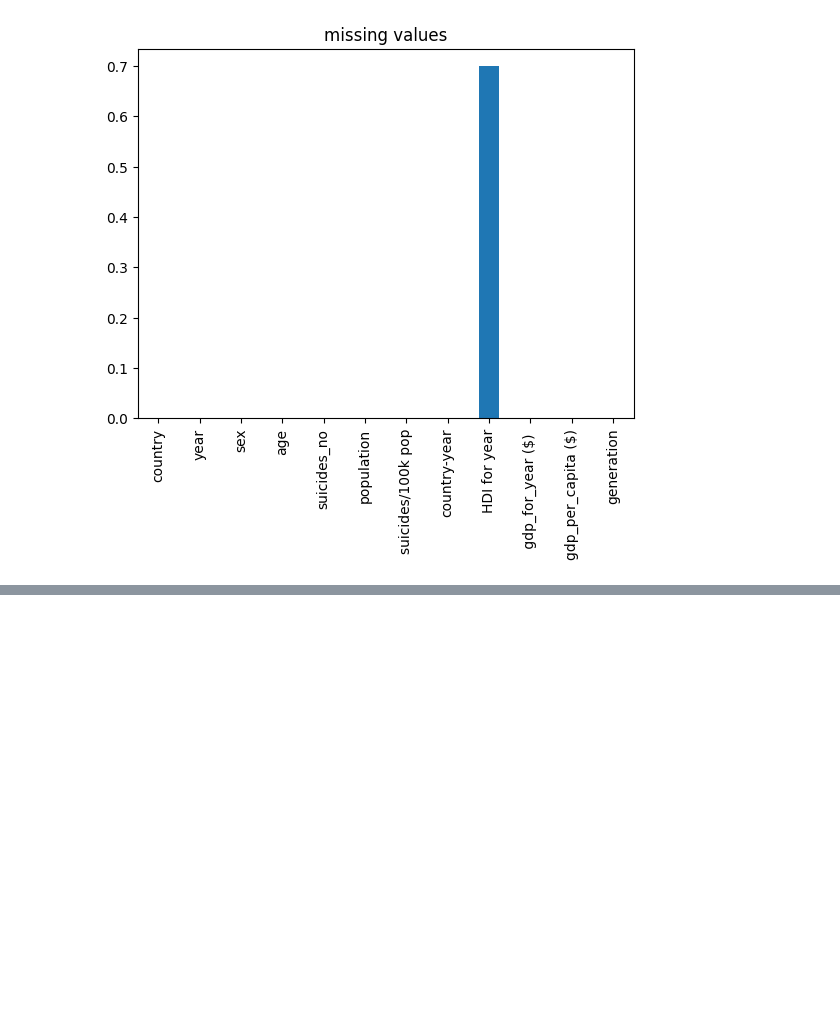
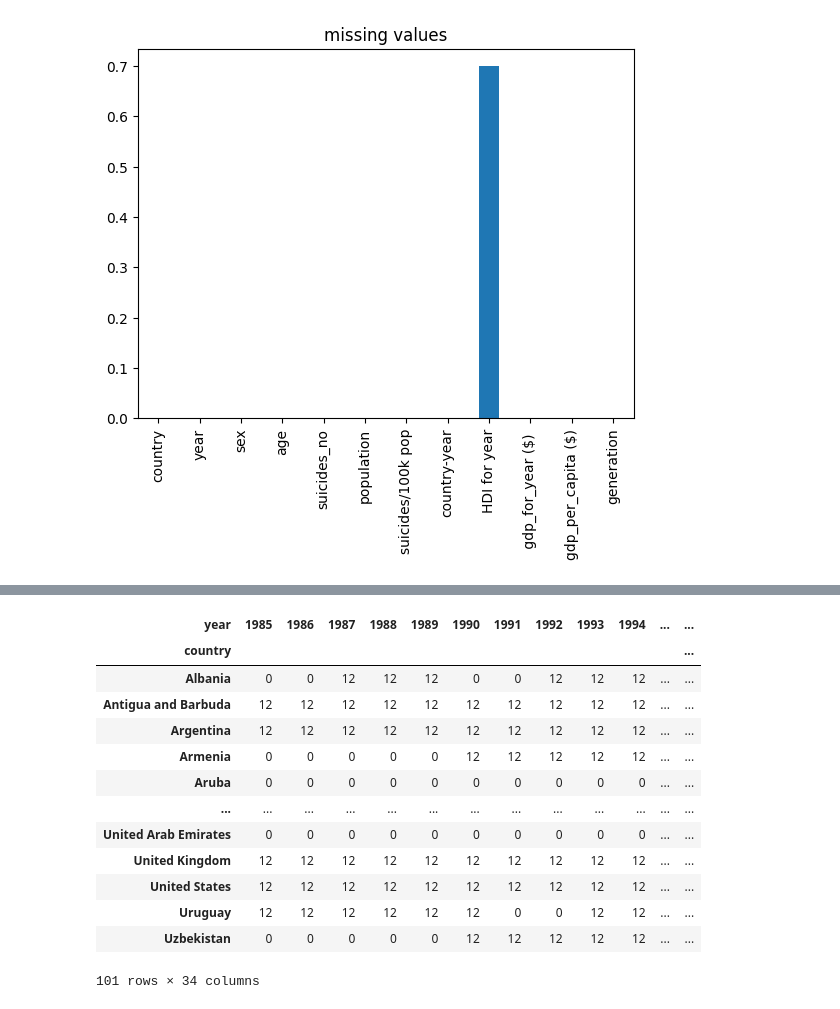
Before and after one commit to j220493/panelDataModelling, a Jupyter notebook: 1. Data Exploration.ipynb, the cells around one changed output, grey strips where cells are left out. Drawn from its saved outputs; the diff is of its cells as text; code cells hidden in the pictures; blank space fills up the shorter version.

Commit message:
Adding copleteness function evaluator

```diff
--- a/1. Data Exploration.ipynb
+++ b/1. Data Exploration.ipynb
@@ -81,0 +106,11 @@ plt.xticks
+# %%
+# Function for completness
+def completness(var1, var2):
+    ct = pd.crosstab(var1, var2)
+    ct['max'] = ct.max(axis=1)
+    ct['min'] = ct.min(axis=1)
+    ct = ct[ct['max'] != ct['min']]
+    if ct.empty:
+        return "Variables completed"
+    else:
+        return ct
@@ -81,0 +143,17 @@ plt.xticks
+# %%
+completness(df['country'], df['year'].astype(str))
+# %% [output]
+| year | 1985 | 1986 | 1987 | 1988 | 1989 | 1990 | 1991 | 1992 | 1993 | 1994 | ... | ... |
+| country |  |  |  |  |  |  |  |  |  |  |  | ... |
+| Albania | 0 | 0 | 12 | 12 | 12 | 0 | 0 | 12 | 12 | 12 | ... | ... |
+| Antigua and Barbuda | 12 | 12 | 12 | 12 | 12 | 12 | 12 | 12 | 12 | 12 | ... | ... |
+| Argentina | 12 | 12 | 12 | 12 | 12 | 12 | 12 | 12 | 12 | 12 | ... | ... |
+| Armenia | 0 | 0 | 0 | 0 | 0 | 12 | 12 | 12 | 12 | 12 | ... | ... |
+| Aruba | 0 | 0 | 0 | 0 | 0 | 0 | 0 | 0 | 0 | 0 | ... | ... |
+| ... | ... | ... | ... | ... | ... | ... | ... | ... | ... | ... | ... | ... |
+| United Arab Emirates | 0 | 0 | 0 | 0 | 0 | 0 | 0 | 0 | 0 | 0 | ... | ... |
+| United Kingdom | 12 | 12 | 12 | 12 | 12 | 12 | 12 | 12 | 12 | 12 | ... | ... |
+| United States | 12 | 12 | 12 | 12 | 12 | 12 | 12 | 12 | 12 | 12 | ... | ... |
+| Uruguay | 12 | 12 | 12 | 12 | 12 | 12 | 0 | 0 | 12 | 12 | ... | ... |
+| Uzbekistan | 0 | 0 | 0 | 0 | 0 | 12 | 12 | 12 | 12 | 12 | ... | ... |
+101 rows × 34 columns
```
Also changed, not shown: parts of 6 cells of this notebook.
